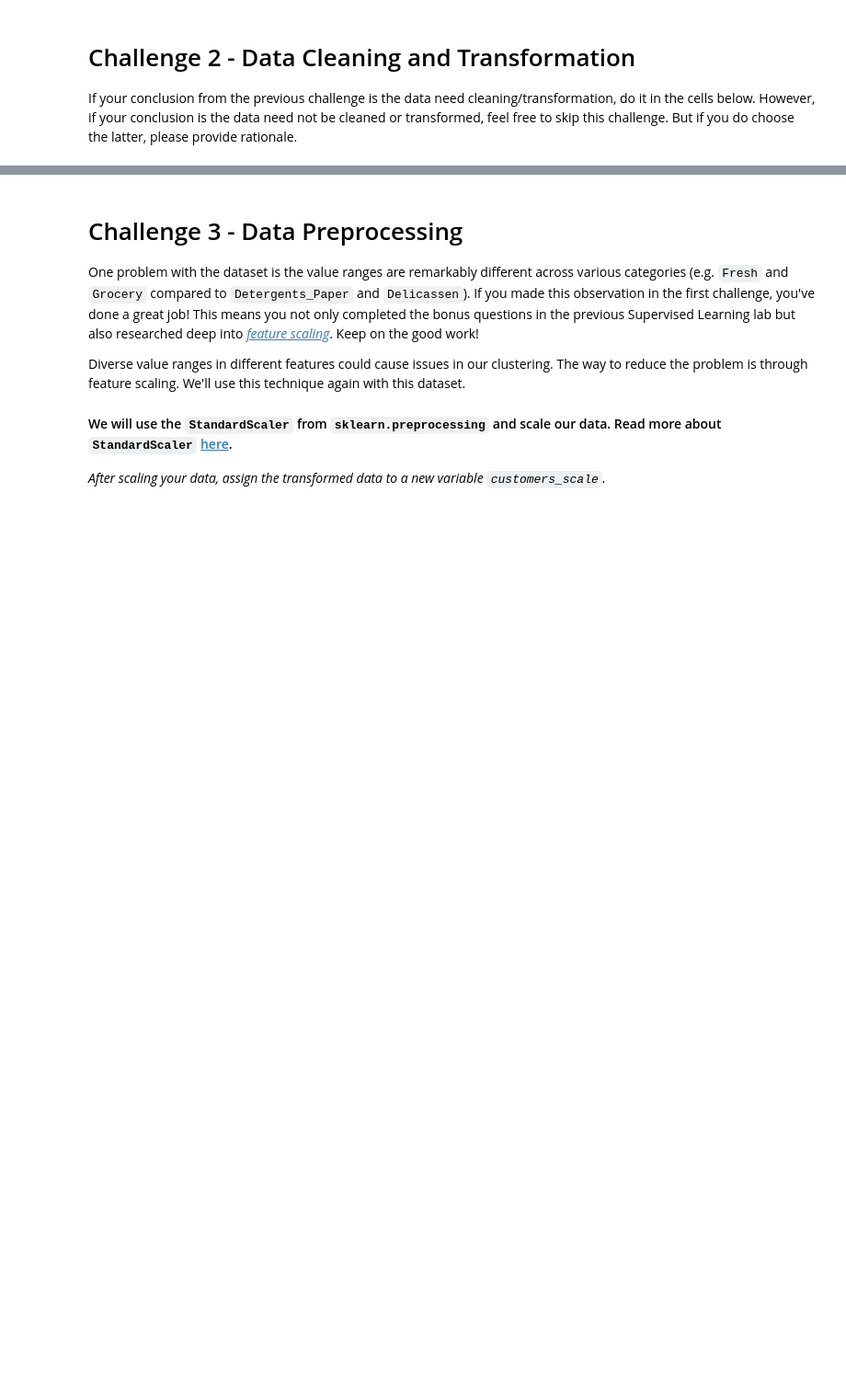
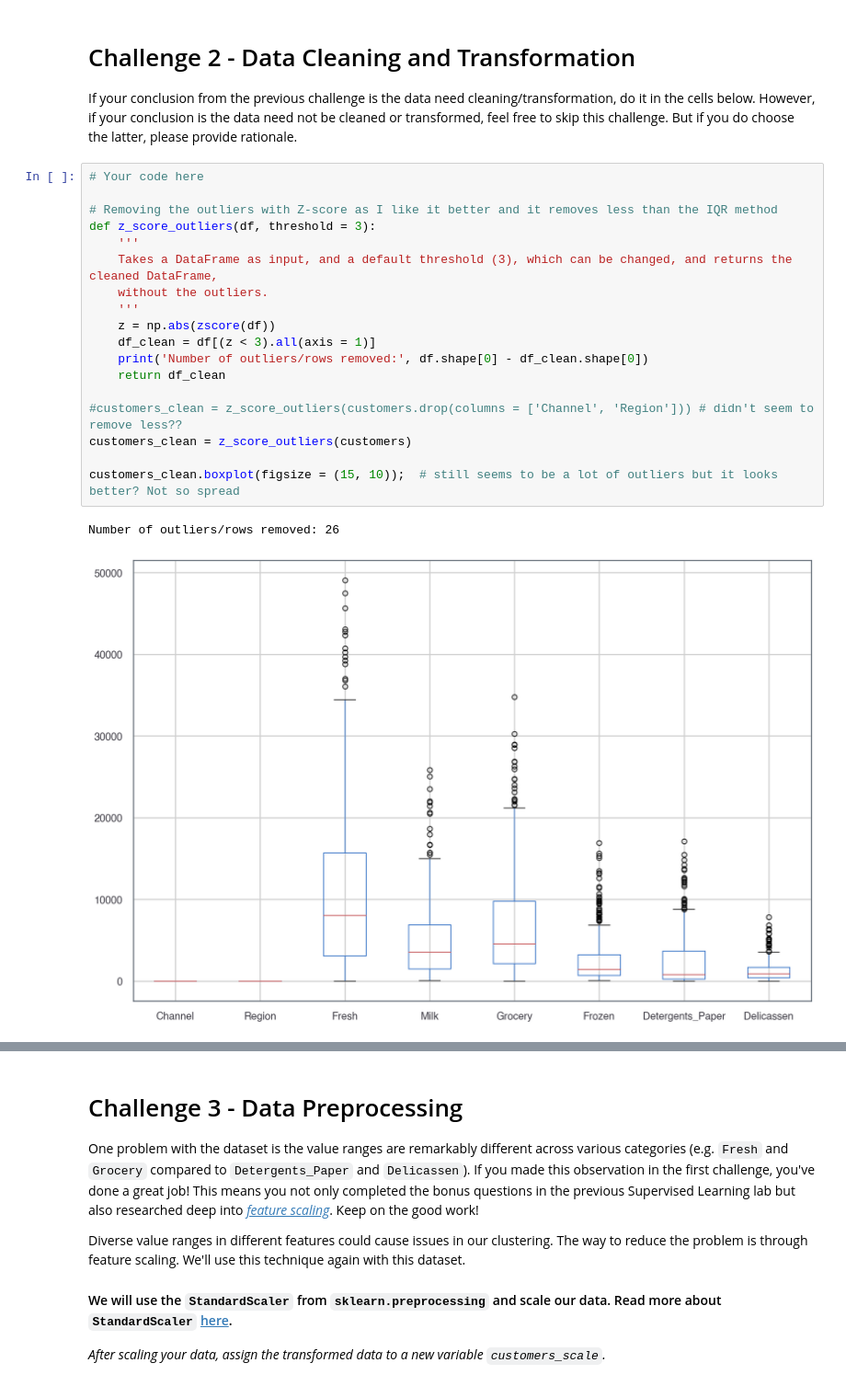
Before and after one commit to ta-data-lis/lab-unsupervised-learning, a Jupyter notebook: your-code/main.ipynb, the cells around one changed output, grey strips where cells are left out. Shown: that part at 92% size. Cells and saved outputs as stored; diff of their text form; blank space fills up the shorter version.

```diff
--- a/your-code/main.ipynb
+++ b/your-code/main.ipynb
@@ -42,3 +125,24 @@ Additional info: Over a century ago, an Italian economist named Vilfredo Pareto
 # Challenge 2 - Data Cleaning and Transformation
 
 If your conclusion from the previous challenge is the data need cleaning/transformation, do it in the cells below. However, if your conclusion is the data need not be cleaned or transformed, feel free to skip this challenge. But if you do choose the latter, please provide rationale.
+# %%
+# Your code here
+
+# Removing the outliers with Z-score as I like it better and it removes less than the IQR method
+def z_score_outliers(df, threshold = 3):
+    '''
+    Takes a DataFrame as input, and a default threshold (3), which can be changed, and returns the cleaned DataFrame,
+    without the outliers.
+    '''
+    z = np.abs(zscore(df))
+    df_clean = df[(z < 3).all(axis = 1)]
+    print('Number of outliers/rows removed:', df.shape[0] - df_clean.shape[0])
+    return df_clean
+
+#customers_clean = z_score_outliers(customers.drop(columns = ['Channel', 'Region'])) # didn't seem to remove less??
+customers_clean = z_score_outliers(customers)
+
+customers_clean.boxplot(figsize = (15, 10));  # still seems to be a lot of outliers but it looks better? Not so spread
+# %% [output]
+Number of outliers/rows removed: 26
+[figure, added]
```
Also changed, not shown: parts of 15 cells of this notebook.
